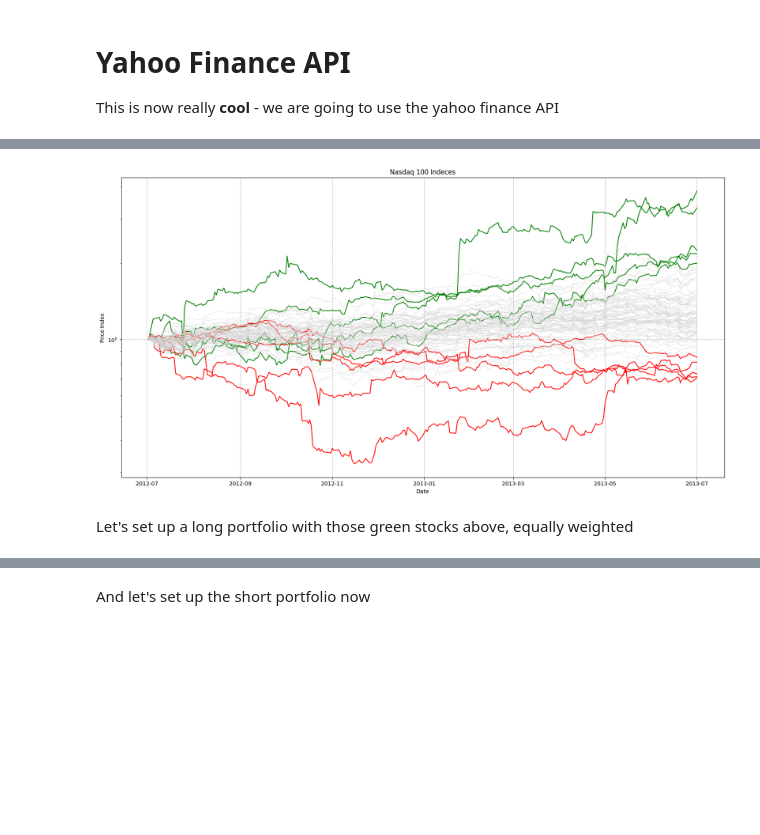
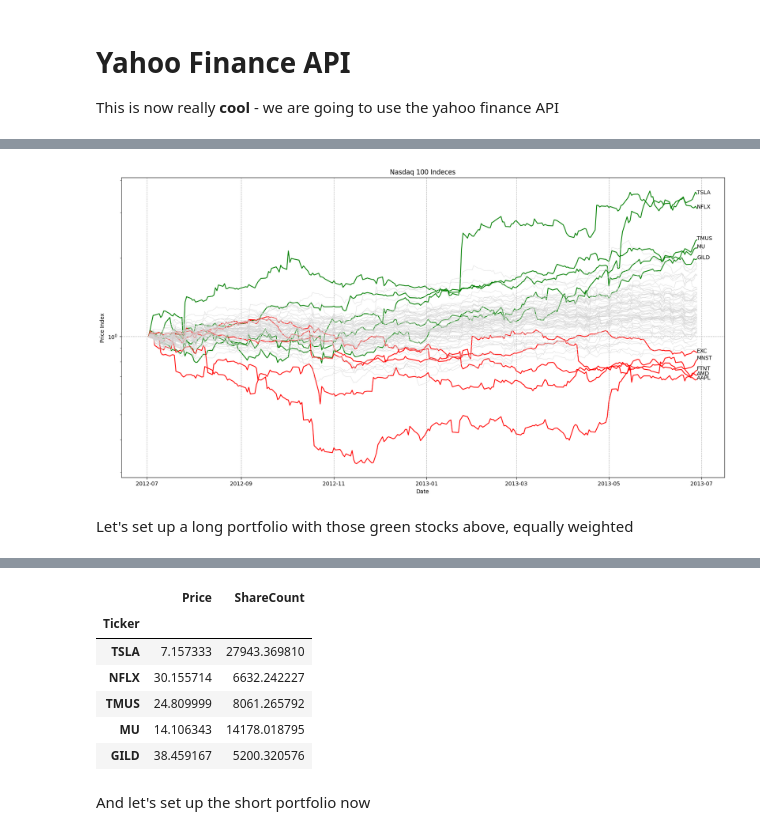
Before and after one commit to howesrichard/CodeFinModUQ, a Jupyter notebook: momentumRH.ipynb, the cells around one changed output, grey strips where cells are left out. Drawn from its saved outputs; the diff is of its cells as text; code cells hidden in the pictures; blank space fills up the shorter version.

```diff
--- a/momentumRH.ipynb
+++ b/momentumRH.ipynb
@@ -161,8 +193,10 @@ top5, bottom5
 plt.figure(figsize=(20,10))
 for ticker in top5:
     plt.plot(signalIndexDT[ticker], color='green')
+    plt.text(signalIndexDT.index[-1], signalIndexDT[ticker].iloc[-1], ticker)
 for ticker in bottom5:
     plt.plot(signalIndexDT[ticker], color='red')
+    plt.text(signalIndexDT.index[-1], signalIndexDT[ticker].iloc[-1], ticker)
 for ticker in otherTickers:
     plt.plot(signalIndexDT[ticker], color='lightgrey', linewidth='0.5')
 plt.xlabel('Date')
@@ -172,9 +206,11 @@ plt.title('Nasdaq 100 Indeces')
 plt.yscale('log')
 # plot gridlines
 plt.grid(which='major', axis='both', linestyle='--')
+
+
 plt.show()
 # %% [output]
-[figure, old version]
+[figure, new version]
 # %% [markdown]
 Let's set up a long portfolio with those green stocks above, equally weighted
 # %%
@@ -182,8 +218,8 @@ opening_portfolio_value = 1000000
 
 # create a list of the prices in hPricesDT for top5
 top5Prices = []
-#top5Prices = signalDT[signal_end_date][top5].tolist()
-print(signalDT[signal_start_date][top5])
+top5Prices = signalDT.iloc[-1][top5].tolist()
+print(top5Prices)
 
 # set top5Weights to be the portfolio size divided by the prices in top5Prices
 top5shareCount = []
@@ -198,8 +234,9 @@ longPORT.set_index('Ticker', inplace=True)
 longPORT
 
 
-# add up all the prices for hPricesDT[top5].iloc[signal_end_index]
+# check the opening value of the portfolio
 currentValue = longPORT['Price'] * longPORT['ShareCount']
+print('Total value of the portfolio is: ', currentValue.sum())
 
 longPORT
 # %% [output]
@@ -207,3 +245,10 @@ KeyError: Timestamp('2012-07-01 00:00:00')
+|  | Price | ShareCount |
+| Ticker |  |  |
+| TSLA | 7.157333 | 27943.369810 |
+| NFLX | 30.155714 | 6632.242227 |
+| TMUS | 24.809999 | 8061.265792 |
+| MU | 14.106343 | 14178.018795 |
+| GILD | 38.459167 | 5200.320576 |
 # %% [markdown]
 And let's set up the short portfolio now
 # %%
```
Also changed, not shown: parts of 7 cells of this notebook, 1 other file.
